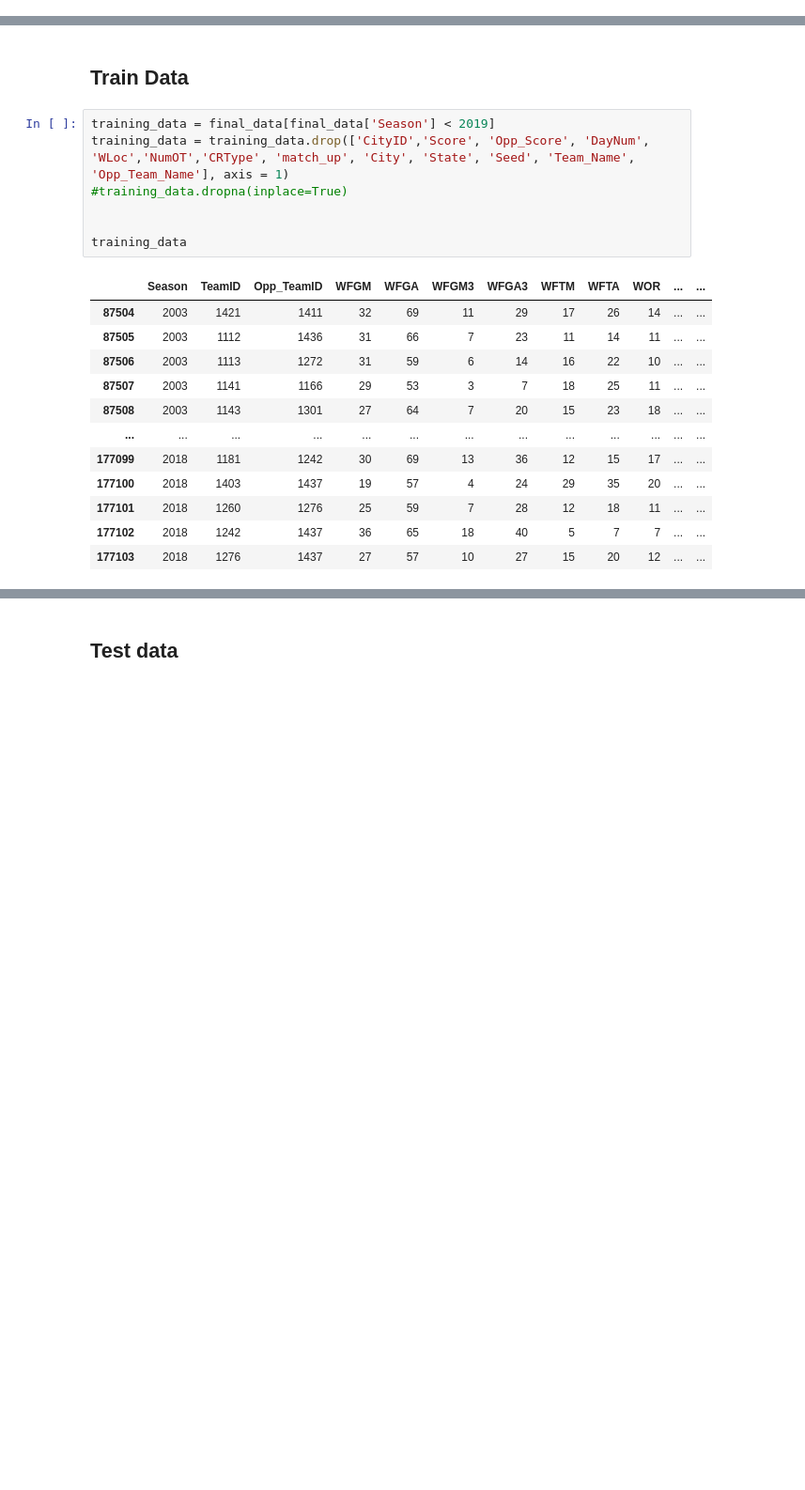
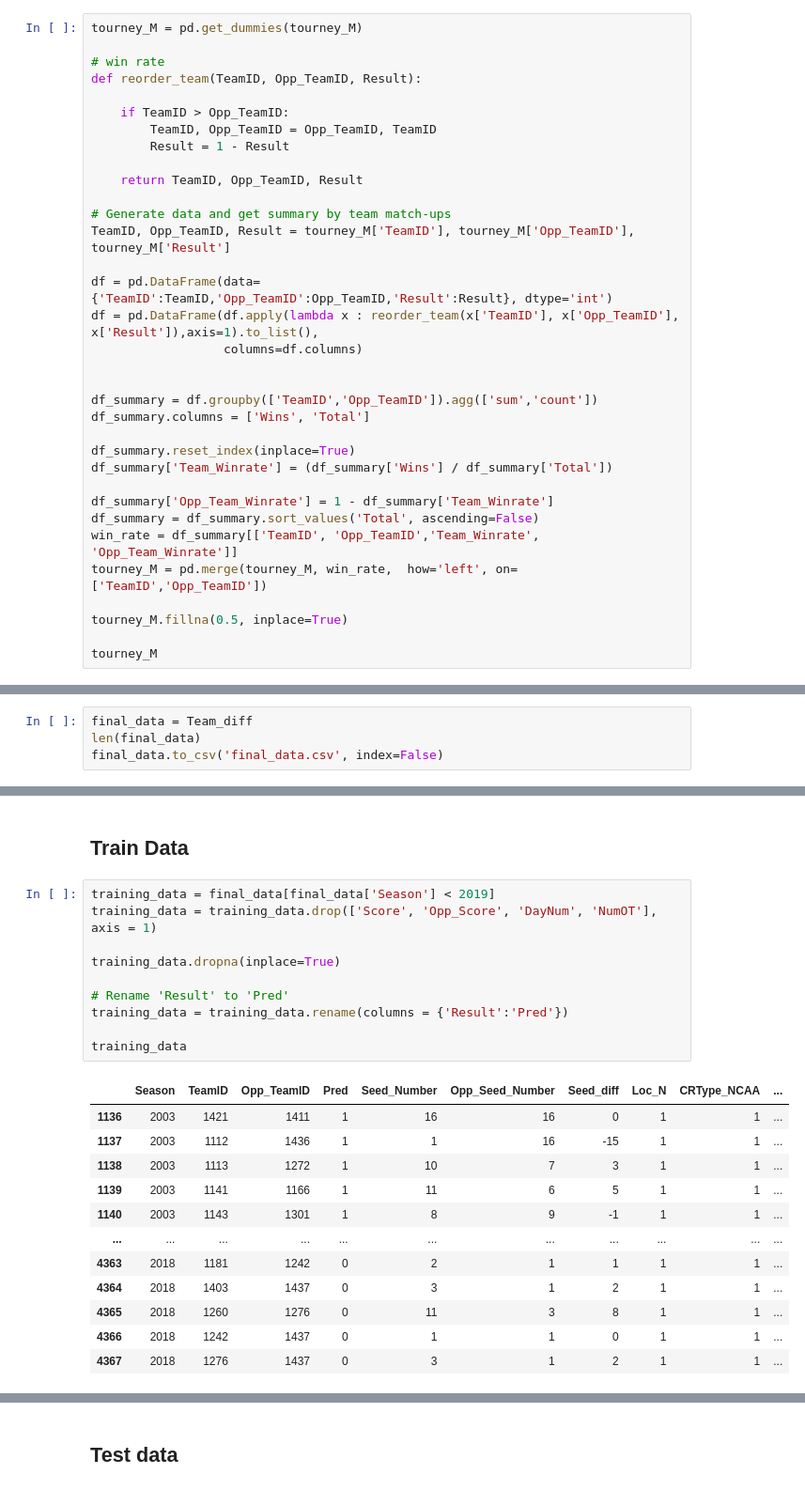
Before and after one commit to YT-Hwang/Kaggle_Competion, a Jupyter notebook: Google Cloud & NCAA® ML Competition 2020-NCAAM/2019 Season Simulation/2019 Simulation.ipynb, the cells around one changed output, grey strips where cells are left out. Shown at 94% size. Cells and saved outputs as stored; diff of their text form; blank space fills up the shorter version.

```diff
--- a/Google Cloud & NCAA® ML Competition 2020-NCAAM/2019 Season Simulation/2019 Simulation.ipynb
+++ b/Google Cloud & NCAA® ML Competition 2020-NCAAM/2019 Season Simulation/2019 Simulation.ipynb
@@ -541,0 +533,34 @@ final_data
+# %%
+tourney_M = pd.get_dummies(tourney_M)
+
+# win rate
+def reorder_team(TeamID, Opp_TeamID, Result):
+
+    if TeamID > Opp_TeamID:
+        TeamID, Opp_TeamID = Opp_TeamID, TeamID
+        Result = 1 - Result
+
+    return TeamID, Opp_TeamID, Result
+
+# Generate data and get summary by team match-ups
+TeamID, Opp_TeamID, Result = tourney_M['TeamID'], tourney_M['Opp_TeamID'], tourney_M['Result']
+
+df = pd.DataFrame(data={'TeamID':TeamID,'Opp_TeamID':Opp_TeamID,'Result':Result}, dtype='int')
+df = pd.DataFrame(df.apply(lambda x : reorder_team(x['TeamID'], x['Opp_TeamID'], x['Result']),axis=1).to_list(),
+                  columns=df.columns)
+
+
+df_summary = df.groupby(['TeamID','Opp_TeamID']).agg(['sum','count'])
+df_summary.columns = ['Wins', 'Total']
+
+df_summary.reset_index(inplace=True)
+df_summary['Team_Winrate'] = (df_summary['Wins'] / df_summary['Total'])
+
+df_summary['Opp_Team_Winrate'] = 1 - df_summary['Team_Winrate']
+df_summary = df_summary.sort_values('Total', ascending=False)
+win_rate = df_summary[['TeamID', 'Opp_TeamID','Team_Winrate', 'Opp_Team_Winrate']]
+tourney_M = pd.merge(tourney_M, win_rate,  how='left', on=['TeamID','Opp_TeamID'])
+
+tourney_M.fillna(0.5, inplace=True)
+
+tourney_M
@@ -562,0 +632,4 @@ final_data
+# %%
+final_data = Team_diff
+len(final_data)
+final_data.to_csv('final_data.csv', index=False)
@@ -1279,21 +1339,24 @@ Index(['Season', 'DayNum', 'TeamID', 'Score', 'Opp_TeamID', 'Opp_Score',
 ## Train Data
 # %%
 training_data = final_data[final_data['Season'] < 2019]
-training_data = training_data.drop(['CityID','Score', 'Opp_Score', 'DayNum', 'WLoc','NumOT','CRType', 'match_up', 'City', 'State', 'Seed', 'Team_Name', 'Opp_Team_Name'], axis = 1)
-#training_data.dropna(inplace=True)
+training_data = training_data.drop(['Score', 'Opp_Score', 'DayNum', 'NumOT'], axis = 1)
 
+training_data.dropna(inplace=True)
+
+# Rename 'Result' to 'Pred'
+training_data = training_data.rename(columns = {'Result':'Pred'})
 
 training_data
 # %% [output]
-|  | Season | TeamID | Opp_TeamID | WFGM | WFGA | WFGM3 | WFGA3 | WFTM | WFTA | WOR | ... | ... |
-| 87504 | 2003 | 1421 | 1411 | 32 | 69 | 11 | 29 | 17 | 26 | 14 | ... | ... |
-| 87505 | 2003 | 1112 | 1436 | 31 | 66 | 7 | 23 | 11 | 14 | 11 | ... | ... |
-| 87506 | 2003 | 1113 | 1272 | 31 | 59 | 6 | 14 | 16 | 22 | 10 | ... | ... |
-| 87507 | 2003 | 1141 | 1166 | 29 | 53 | 3 | 7 | 18 | 25 | 11 | ... | ... |
-| 87508 | 2003 | 1143 | 1301 | 27 | 64 | 7 | 20 | 15 | 23 | 18 | ... | ... |
-| ... | ... | ... | ... | ... | ... | ... | ... | ... | ... | ... | ... | ... |
-| 177099 | 2018 | 1181 | 1242 | 30 | 69 | 13 | 36 | 12 | 15 | 17 | ... | ... |
-| 177100 | 2018 | 1403 | 1437 | 19 | 57 | 4 | 24 | 29 | 35 | 20 | ... | ... |
-| 177101 | 2018 | 1260 | 1276 | 25 | 59 | 7 | 28 | 12 | 18 | 11 | ... | ... |
-| 177102 | 2018 | 1242 | 1437 | 36 | 65 | 18 | 40 | 5 | 7 | 7 | ... | ... |
-| 177103 | 2018 | 1276 | 1437 | 27 | 57 | 10 | 27 | 15 | 20 | 12 | ... | ... |
+|  | Season | TeamID | Opp_TeamID | Pred | Seed_Number | Opp_Seed_Number | Seed_diff | Loc_N | CRType_NCAA | ... |
+| 1136 | 2003 | 1421 | 1411 | 1 | 16 | 16 | 0 | 1 | 1 | ... |
+| 1137 | 2003 | 1112 | 1436 | 1 | 1 | 16 | -15 | 1 | 1 | ... |
+| 1138 | 2003 | 1113 | 1272 | 1 | 10 | 7 | 3 | 1 | 1 | ... |
+| 1139 | 2003 | 1141 | 1166 | 1 | 11 | 6 | 5 | 1 | 1 | ... |
+| 1140 | 2003 | 1143 | 1301 | 1 | 8 | 9 | -1 | 1 | 1 | ... |
+| ... | ... | ... | ... | ... | ... | ... | ... | ... | ... | ... |
+| 4363 | 2018 | 1181 | 1242 | 0 | 2 | 1 | 1 | 1 | 1 | ... |
+| 4364 | 2018 | 1403 | 1437 | 0 | 3 | 1 | 2 | 1 | 1 | ... |
+| 4365 | 2018 | 1260 | 1276 | 0 | 11 | 3 | 8 | 1 | 1 | ... |
+| 4366 | 2018 | 1242 | 1437 | 0 | 1 | 1 | 0 | 1 | 1 | ... |
+| 4367 | 2018 | 1276 | 1437 | 0 | 3 | 1 | 2 | 1 | 1 | ... |
```
Also changed, not shown: parts of 21 cells of this notebook, 1 other file.
